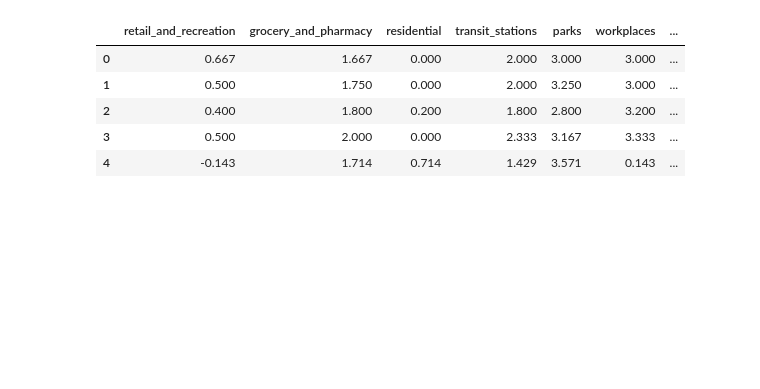
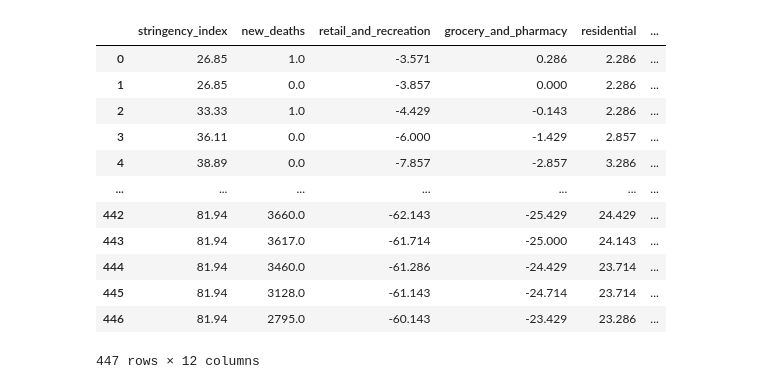
Before and after one commit to Abh1-Shek/ML_code_1, a Jupyter notebook: TREE.ipynb, the cells around one changed output. Saved outputs shown, nothing was run; the diff lists cells and outputs as text; code cells hidden in the pictures; blank space fills up the shorter version.

Commit message:
resolved depthexceeded issue + added a graph + added inbuilt DT from sklearn + improved dataset

```diff
--- a/TREE.ipynb
+++ b/TREE.ipynb
@@ -303,13 +318,20 @@ new_cases_classes          int64
 dtype: object
 # %%
-dataset5.head()
+dataset5
 # %% [output]
-|  | retail_and_recreation | grocery_and_pharmacy | residential | transit_stations | parks | workplaces | ... |
-| 0 | 0.667 | 1.667 | 0.000 | 2.000 | 3.000 | 3.000 | ... |
-| 1 | 0.500 | 1.750 | 0.000 | 2.000 | 3.250 | 3.000 | ... |
-| 2 | 0.400 | 1.800 | 0.200 | 1.800 | 2.800 | 3.200 | ... |
-| 3 | 0.500 | 2.000 | 0.000 | 2.333 | 3.167 | 3.333 | ... |
-| 4 | -0.143 | 1.714 | 0.714 | 1.429 | 3.571 | 0.143 | ... |
+|  | stringency_index | new_deaths | retail_and_recreation | grocery_and_pharmacy | residential | ... |
+| 0 | 26.85 | 1.0 | -3.571 | 0.286 | 2.286 | ... |
+| 1 | 26.85 | 0.0 | -3.857 | 0.000 | 2.286 | ... |
+| 2 | 33.33 | 1.0 | -4.429 | -0.143 | 2.286 | ... |
+| 3 | 36.11 | 0.0 | -6.000 | -1.429 | 2.857 | ... |
+| 4 | 38.89 | 0.0 | -7.857 | -2.857 | 3.286 | ... |
+| ... | ... | ... | ... | ... | ... | ... |
+| 442 | 81.94 | 3660.0 | -62.143 | -25.429 | 24.429 | ... |
+| 443 | 81.94 | 3617.0 | -61.714 | -25.000 | 24.143 | ... |
+| 444 | 81.94 | 3460.0 | -61.286 | -24.429 | 23.714 | ... |
+| 445 | 81.94 | 3128.0 | -61.143 | -24.714 | 23.714 | ... |
+| 446 | 81.94 | 2795.0 | -60.143 | -23.429 | 23.286 | ... |
+447 rows × 12 columns
 # %%
 training_data = dataset5.sample(frac = 0.7)
 testing_data = dataset5.drop(training_data.index)
```
Also changed, not shown: parts of 9 cells of this notebook, 4 other files.
